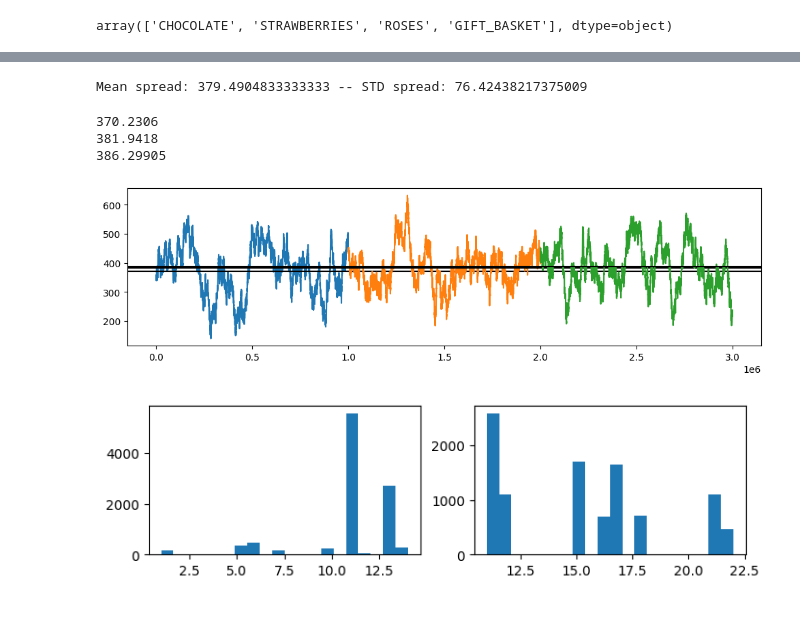
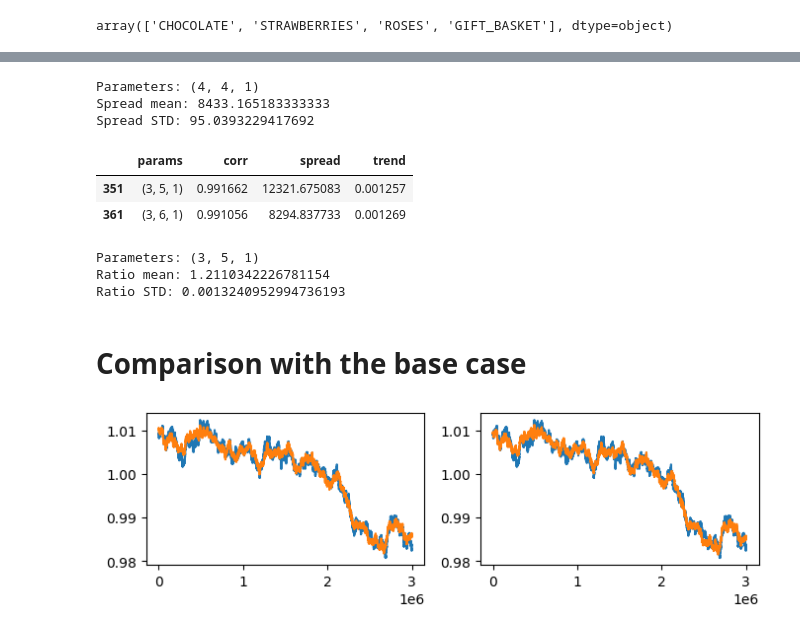
Before and after one commit to aemilani/imc-prosperity-2, a Jupyter notebook: round_3_algo.ipynb, the cells around one changed output, grey strips where cells are left out. Saved outputs shown, nothing was run; the diff lists cells and outputs as text; code cells hidden in the pictures.

```diff
--- a/round_3_algo.ipynb
+++ b/round_3_algo.ipynb
@@ -145,4 +60,0 @@ plt.show()
-# %%
-mids = pd.concat([mid, mid_eq], axis=1)
-mids.columns=['GIFT_BASKET', 'COMPOSIT']
-mids.corr()
@@ -172,26 +89,59 @@ plt.show()
 # %%
-print(f'Mean spread: {dif.mean()} -- STD spread: {dif.std()}')
+print(f'Parameters: {a, b, c}')
+print(f'Spread mean: {spread.mean()}')
+print(f'Spread STD: {spread.std()}')
 # %% [output]
-Mean spread: 379.4904833333333 -- STD spread: 76.42438217375009
+Parameters: (4, 4, 1)
+Spread mean: 8433.165183333333
+Spread STD: 95.0393229417692
-# %%
-plt.figure(figsize=(12, 3))
-for i in range(3):
-    mid = prices['GIFT_BASKET'][i]['mid_price']
-    mid_eq = 4 * prices['CHOCOLATE'][i]['mid_price'] + 6 * prices['STRAWBERRIES'][i]['mid_price'] + prices['ROSES'][i]['mid_price']
-    dif =  mid - mid_eq
-    plt.plot(dif.index + i * dif.index[-1], dif)
-    plt.axhline(dif.mean(), c='k')
-    print(dif.mean())
-plt.show()
-# %% [output]
-370.2306
-381.9418
-386.29905
-[figure, removed]
+# %%
+gift = mids['GIFT_BASKET']
+
+ct = 0
+dic = pd.DataFrame()
+for a in range(10):
+    for b in range(10):
+        for c in range(10):
+            comp = a * mids['CHOCOLATE'] + b * mids['STRAWBERRIES'] + c * mids['ROSES']
+            ratio = gift / comp
+            dic.loc[ct, 'params'] = str((a, b, c))
+            dic.loc[ct, 'corr'] = gift.corr(comp)
+            dic.loc[ct, 'spread'] = (gift - comp).mean()
+            dic.loc[ct, 'trend'] = ratio.rolling(100).mean().std()
+            ct += 1
+dic = dic.dropna()
+# %%
+dic[dic['corr'] > 0.8][dic['spread'] > 7000][dic['trend'] < 0.0013]
+# %% [output]
+|  | params | corr | spread | trend |
+| 351 | (3, 5, 1) | 0.991662 | 12321.675083 | 0.001257 |
+| 361 | (3, 6, 1) | 0.991056 | 8294.837733 | 0.001269 |
+# %%
+a, b, c = 3, 5, 1
+comp = a * mids['CHOCOLATE'] + b * mids['STRAWBERRIES'] + c * mids['ROSES']
+spread = gift - comp
+ratio = gift / comp
+# %%
+print(f'Parameters: {a, b, c}')
+print(f'Ratio mean: {ratio.mean()}')
+print(f'Ratio STD: {ratio.std()}')
+# %% [output]
+Parameters: (3, 5, 1)
+Ratio mean: 1.2110342226781154
+Ratio STD: 0.0013240952994736193
+# %% [markdown]
+# Comparison with the base case
+# %%
+a, b, c = 4, 6, 1
+comp_base = a * mids['CHOCOLATE'] + b * mids['STRAWBERRIES'] + c * mids['ROSES']
+spread_base = gift - comp_base
+ratio_base = gift / comp_base
 # %%
 fig, ax = plt.subplots(1, 2, figsize=(8, 2))
-ax[0].hist(ask1 - bid1, bins=20)
-ax[1].hist(ask1_eq - bid1_eq, bins=20)
+ax[0].plot(gift / gift.mean())
+ax[0].plot(comp / comp.mean())
+ax[1].plot(gift / gift.mean())
+ax[1].plot(comp_base / comp_base.mean())
 plt.show()
 # %% [output]
-[figure, old version]
+[figure, new version]
```
Also changed, not shown: parts of 23 cells of this notebook, 2 other files.
